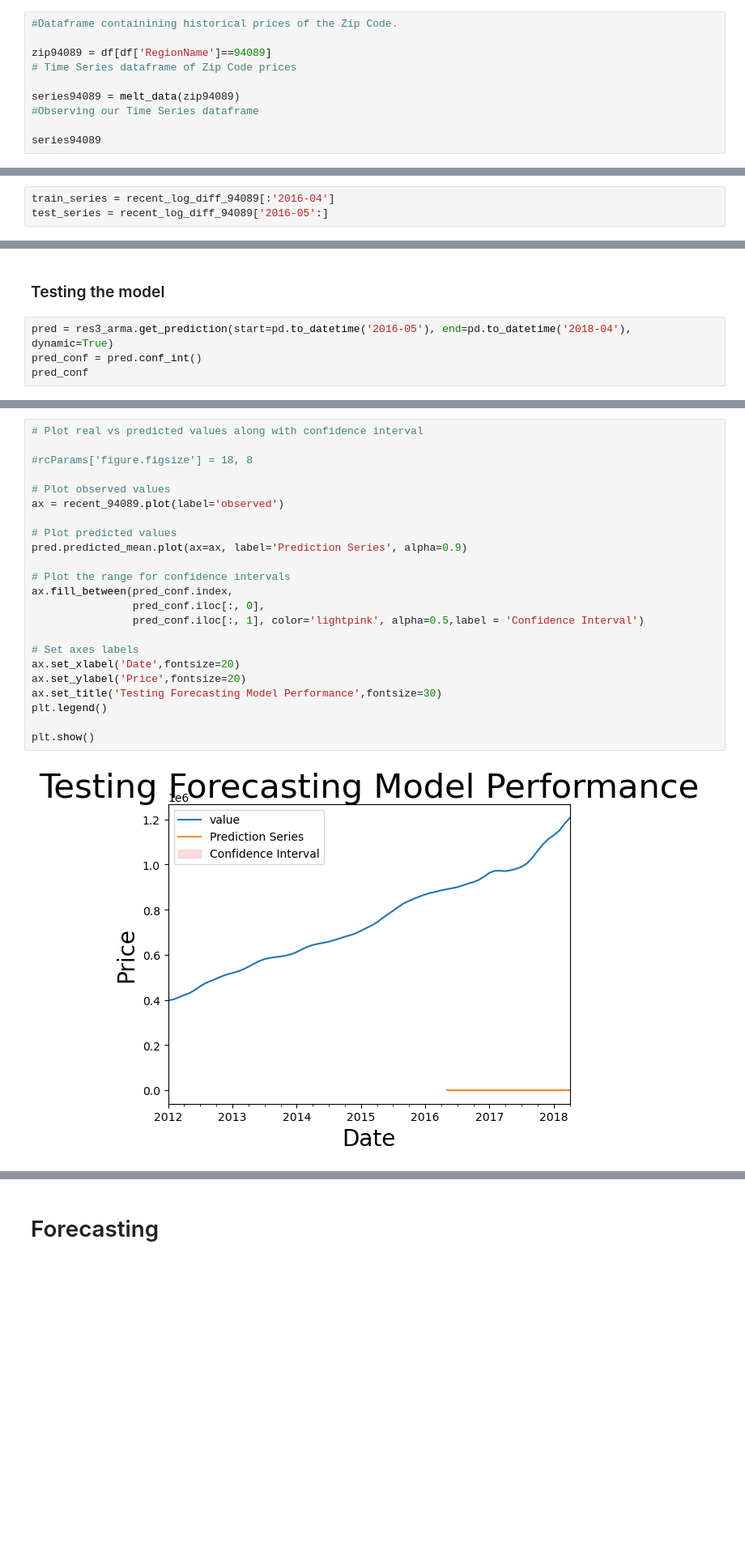
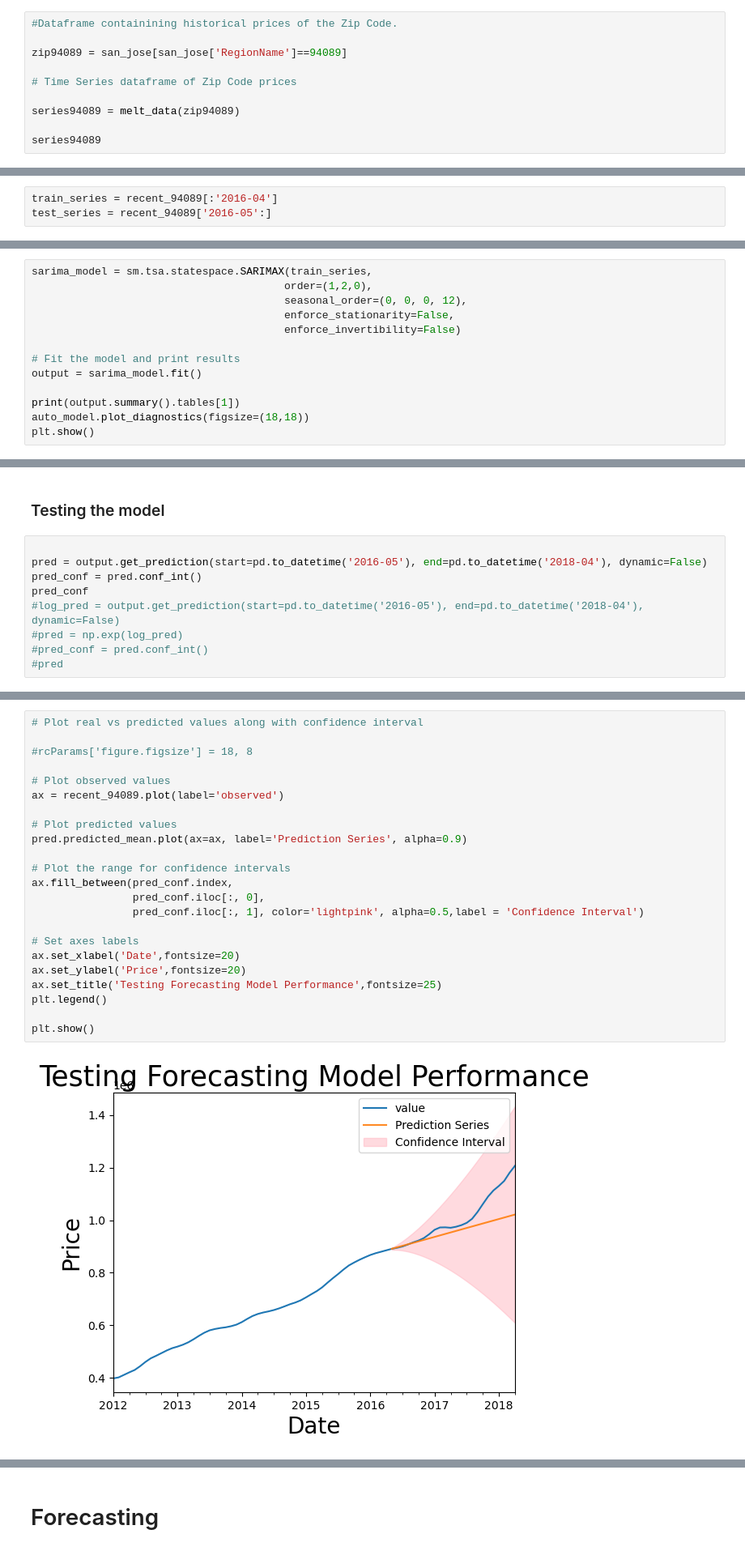
Before and after one commit to lalynjay/Time_series_analysis, a Jupyter notebook: Time_series_analysis.ipynb, the cells around one changed output, grey strips where cells are left out. Shown at 81% size. Saved outputs shown, nothing was run; the diff lists cells and outputs as text; blank space fills up the shorter version.

Commit message:
added sarima modeling

```diff
--- a/Time_series_analysis.ipynb
+++ b/Time_series_analysis.ipynb
@@ -338,11 +311,11 @@ def melt_data(df):
 # %%
 #Dataframe containining historical prices of the Zip Code.
 
-zip94089 = df[df['RegionName']==94089]
+zip94089 = san_jose[san_jose['RegionName']==94089]
+
 # Time Series dataframe of Zip Code prices
 
 series94089 = melt_data(zip94089)
-#Observing our Time Series dataframe
 
 series94089
 # %% [output]
@@ -634,7 +593,7 @@ list_booleans
 # %% [markdown]
 ### Train-test split
 # %%
-train_series = recent_log_diff_94089[:'2016-04']
-test_series = recent_log_diff_94089['2016-05':]
+train_series = recent_94089[:'2016-04']
+test_series = recent_94089['2016-05':]
 # %%
 fig, ax = plt.subplots(figsize=(8, 3))
@@ -796,0 +784,13 @@ sarima_model = pm.auto_arima(series_2,
+# %%
+sarima_model = sm.tsa.statespace.SARIMAX(train_series,
+                                        order=(1,2,0),
+                                        seasonal_order=(0, 0, 0, 12),
+                                        enforce_stationarity=False,
+                                        enforce_invertibility=False)
+
+# Fit the model and print results
+output = sarima_model.fit()
+
+print(output.summary().tables[1])
+auto_model.plot_diagnostics(figsize=(18,18))
+plt.show()
@@ -797,8 +805,13 @@ sarima_model = pm.auto_arima(series_2,
 # %% [markdown]
 ### Testing the model
 # %%
-pred = res3_arma.get_prediction(start=pd.to_datetime('2016-05'), end=pd.to_datetime('2018-04'), dynamic=True)
+
+pred = output.get_prediction(start=pd.to_datetime('2016-05'), end=pd.to_datetime('2018-04'), dynamic=False)
 pred_conf = pred.conf_int()
 pred_conf
+#log_pred = output.get_prediction(start=pd.to_datetime('2016-05'), end=pd.to_datetime('2018-04'), dynamic=False)
+#pred = np.exp(log_pred)
+#pred_conf = pred.conf_int()
+#pred
 # %% [output]
 |  | lower value | upper value |
@@ -821,25 +834,25 @@ pred_conf
 # %%
 # Plot real vs predicted values along with confidence interval
 
 #rcParams['figure.figsize'] = 18, 8
 
 # Plot observed values
 ax = recent_94089.plot(label='observed')
 
 # Plot predicted values
 pred.predicted_mean.plot(ax=ax, label='Prediction Series', alpha=0.9)
 
 # Plot the range for confidence intervals
 ax.fill_between(pred_conf.index,
                 pred_conf.iloc[:, 0],
                 pred_conf.iloc[:, 1], color='lightpink', alpha=0.5,label = 'Confidence Interval')
 
 # Set axes labels
 ax.set_xlabel('Date',fontsize=20)
 ax.set_ylabel('Price',fontsize=20)
-ax.set_title('Testing Forecasting Model Performance',fontsize=30)
+ax.set_title('Testing Forecasting Model Performance',fontsize=25)
 plt.legend()
 
 plt.show()
 # %% [output]
-[figure, old version]
+[figure, new version]
```
Also changed, not shown: parts of 62 cells of this notebook.
